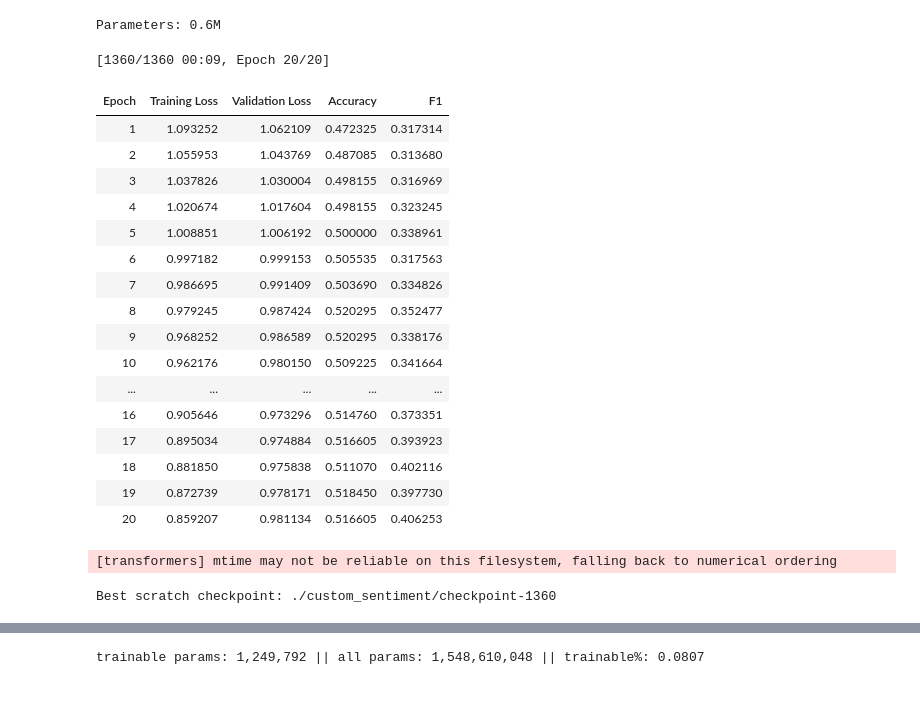
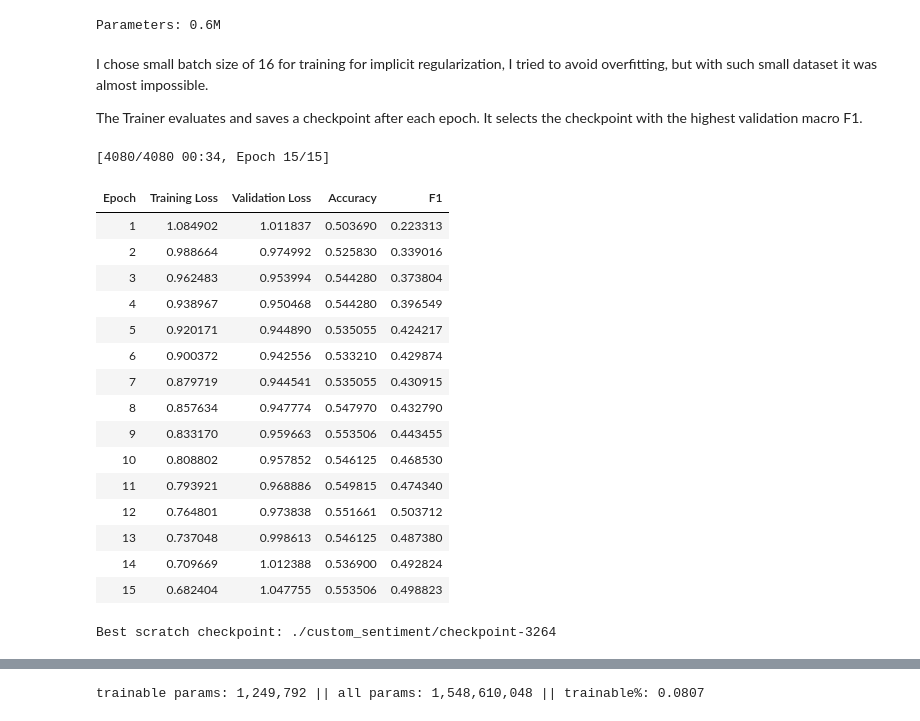
Before and after one commit to lkwinta/computional-linguistics, a Jupyter notebook: lab03-finetunning/text_classification.ipynb, the cells around one changed output, grey strips where cells are left out. Drawn from its saved outputs; the diff is of its cells as text; code cells hidden in the pictures.

```diff
--- a/lab03-finetunning/text_classification.ipynb
+++ b/lab03-finetunning/text_classification.ipynb
@@ -352,9 +437,9 @@ model_scratch = SentimentClassifier(
     vocab_size=len(tokenizer_scratch),
     num_classes=3,
     dim=64,
-    num_heads=2,
-    ff_hidden_dim=32,
-    num_layers=2,
+    num_heads=4,
+    ff_hidden_dim=4,
+    num_layers=3,
     block_size=BLOCK_SIZE,
     dropout=0.2
 )
@@ -363,13 +448,17 @@ params = sum(p.numel() for p in model_scratch.parameters())
 print(f"Parameters: {params / 1_000_000:.1f}M")
 # %% [output]
 Parameters: 0.6M
+# %% [markdown]
+I chose small batch size of 16 for training for implicit regularization, I tried to avoid overfitting, but with such small dataset it was almost impossible.
+
+The Trainer evaluates and saves a checkpoint after each epoch. It selects the checkpoint with the highest validation macro F1.
 # %%
 from sklearn.metrics import f1_score, accuracy_score
 import numpy as np
 from transformers import Trainer, TrainingArguments
 
-BATCH_SIZE = 64
-EPOCHS = 20
+BATCH_SIZE = 16
+EPOCHS = 15
 LR = 1e-4
 
 
@@ -395,7 +484,7 @@ args_scratch = TrainingArguments(
     per_device_eval_batch_size=BATCH_SIZE,
     learning_rate=LR,
     optim="adamw_torch",
-    weight_decay=0.01,
+    weight_decay=0.1,
 
     max_grad_norm=1.0,
     warmup_steps=0.05,
@@ -408,52 +497,50 @@ args_scratch = TrainingArguments(
     load_best_model_at_end=True,
     metric_for_best_model="f1",
     greater_is_better=True,
 
     seed=SEED,
     report_to="none",
     disable_tqdm=False,
 )
 
 trainer_scratch = Trainer(
     model=model_scratch,
     args=args_scratch,
     train_dataset=tokenized_scratch["train"],
     eval_dataset=tokenized_scratch["validation"],
     processing_class=tokenizer_scratch,
     data_collator=collator_scratch,
     compute_metrics=compute_metrics,
 )
 
 train_result_scratch = trainer_scratch.train()
 training_times["Scratch"] = {
     "training_total_s": train_result_scratch.metrics["train_runtime"],
     "epochs": trainer_scratch.state.epoch,
     "training_mean_epoch_s": (
         train_result_scratch.metrics["train_runtime"] / trainer_scratch.state.epoch
     ),
 }
 print("Best scratch checkpoint:", trainer_scratch.state.best_model_checkpoint)
 # %% [output]
-[1360/1360 00:09, Epoch 20/20]
+[4080/4080 00:34, Epoch 15/15]
 | Epoch | Training Loss | Validation Loss | Accuracy | F1 |
-| 1 | 1.093252 | 1.062109 | 0.472325 | 0.317314 |
-| 2 | 1.055953 | 1.043769 | 0.487085 | 0.313680 |
-| 3 | 1.037826 | 1.030004 | 0.498155 | 0.316969 |
-| 4 | 1.020674 | 1.017604 | 0.498155 | 0.323245 |
-| 5 | 1.008851 | 1.006192 | 0.500000 | 0.338961 |
-| 6 | 0.997182 | 0.999153 | 0.505535 | 0.317563 |
-| 7 | 0.986695 | 0.991409 | 0.503690 | 0.334826 |
-| 8 | 0.979245 | 0.987424 | 0.520295 | 0.352477 |
-| 9 | 0.968252 | 0.986589 | 0.520295 | 0.338176 |
-| 10 | 0.962176 | 0.980150 | 0.509225 | 0.341664 |
-| ... | ... | ... | ... | ... |
-| 16 | 0.905646 | 0.973296 | 0.514760 | 0.373351 |
-| 17 | 0.895034 | 0.974884 | 0.516605 | 0.393923 |
-| 18 | 0.881850 | 0.975838 | 0.511070 | 0.402116 |
-| 19 | 0.872739 | 0.978171 | 0.518450 | 0.397730 |
-| 20 | 0.859207 | 0.981134 | 0.516605 | 0.406253 |
+| 1 | 1.084902 | 1.011837 | 0.503690 | 0.223313 |
+| 2 | 0.988664 | 0.974992 | 0.525830 | 0.339016 |
+| 3 | 0.962483 | 0.953994 | 0.544280 | 0.373804 |
+| 4 | 0.938967 | 0.950468 | 0.544280 | 0.396549 |
+| 5 | 0.920171 | 0.944890 | 0.535055 | 0.424217 |
+| 6 | 0.900372 | 0.942556 | 0.533210 | 0.429874 |
+| 7 | 0.879719 | 0.944541 | 0.535055 | 0.430915 |
+| 8 | 0.857634 | 0.947774 | 0.547970 | 0.432790 |
+| 9 | 0.833170 | 0.959663 | 0.553506 | 0.443455 |
+| 10 | 0.808802 | 0.957852 | 0.546125 | 0.468530 |
+| 11 | 0.793921 | 0.968886 | 0.549815 | 0.474340 |
+| 12 | 0.764801 | 0.973838 | 0.551661 | 0.503712 |
+| 13 | 0.737048 | 0.998613 | 0.546125 | 0.487380 |
+| 14 | 0.709669 | 1.012388 | 0.536900 | 0.492824 |
+| 15 | 0.682404 | 1.047755 | 0.553506 | 0.498823 |
-[transformers] mtime may not be reliable on this filesystem, falling back to numerical ordering
+Best scratch checkpoint: ./custom_sentiment/checkpoint-3264
-Best scratch checkpoint: ./custom_sentiment/checkpoint-1360
 # %%
 history_scratch = trainer_scratch.state.log_history
 plot_training_history(history_scratch, "From-scratch training")
```
Also changed, not shown: parts of 42 cells of this notebook.
